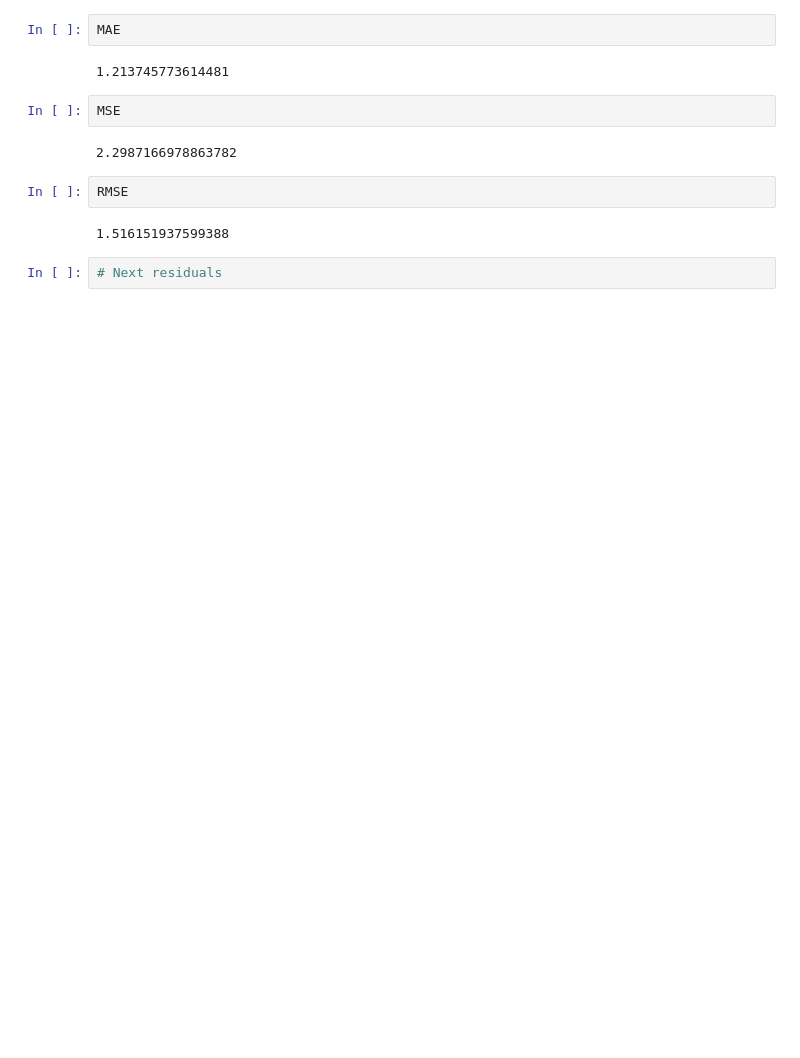
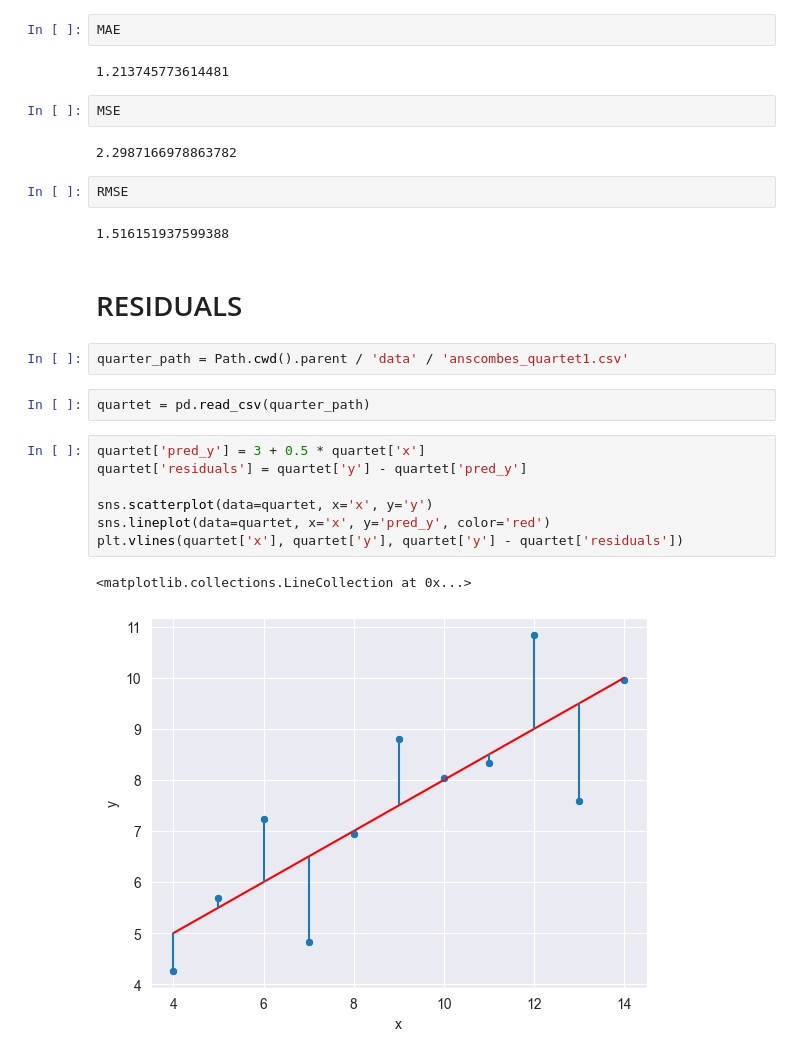
Before and after one commit to ZygimantasB/data_science_ml_learning, a Jupyter notebook: Section 10 Linear Regression/Remember 1/01-Linear-Regression-with-Scitkit-Learn.ipynb, the cells around one changed output. Drawn from its saved outputs; the diff is of its cells as text; blank space fills up the shorter version.

```diff
--- a/Section 10 Linear Regression/Remember 1/01-Linear-Regression-with-Scitkit-Learn.ipynb
+++ b/Section 10 Linear Regression/Remember 1/01-Linear-Regression-with-Scitkit-Learn.ipynb
@@ -90,5 +90,19 @@ MSE
 RMSE
 # %% [output]
 1.516151937599388
+# %% [markdown]
+# RESIDUALS
 # %%
-# Next residuals
+quarter_path = Path.cwd().parent / 'data' / 'anscombes_quartet1.csv'
+# %%
+quartet = pd.read_csv(quarter_path)
+# %%
+quartet['pred_y'] = 3 + 0.5 * quartet['x']
+quartet['residuals'] = quartet['y'] - quartet['pred_y']
+
+sns.scatterplot(data=quartet, x='x', y='y')
+sns.lineplot(data=quartet, x='x', y='pred_y', color='red')
+plt.vlines(quartet['x'], quartet['y'], quartet['y'] - quartet['residuals'])
+# %% [output]
+<matplotlib.collections.LineCollection at 0x...>
+[figure, added]
```
Also changed, not shown: parts of 43 cells of this notebook.
